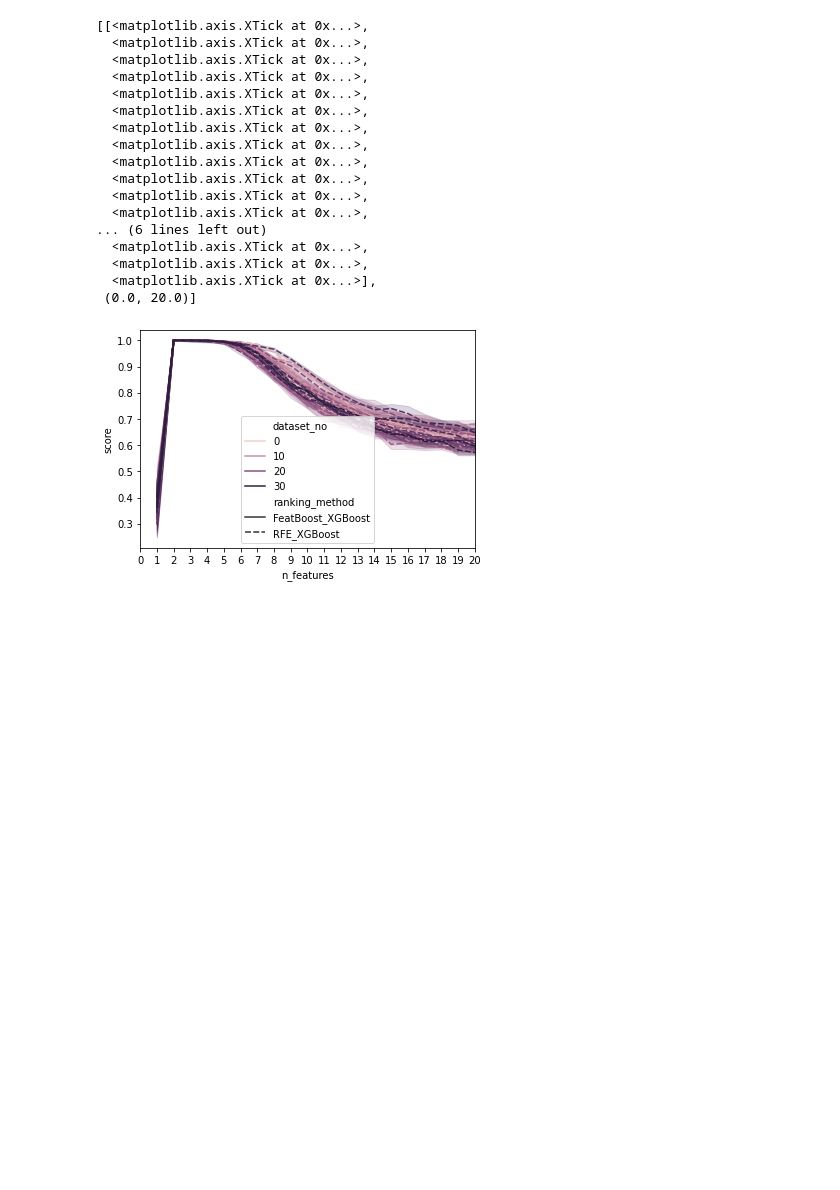
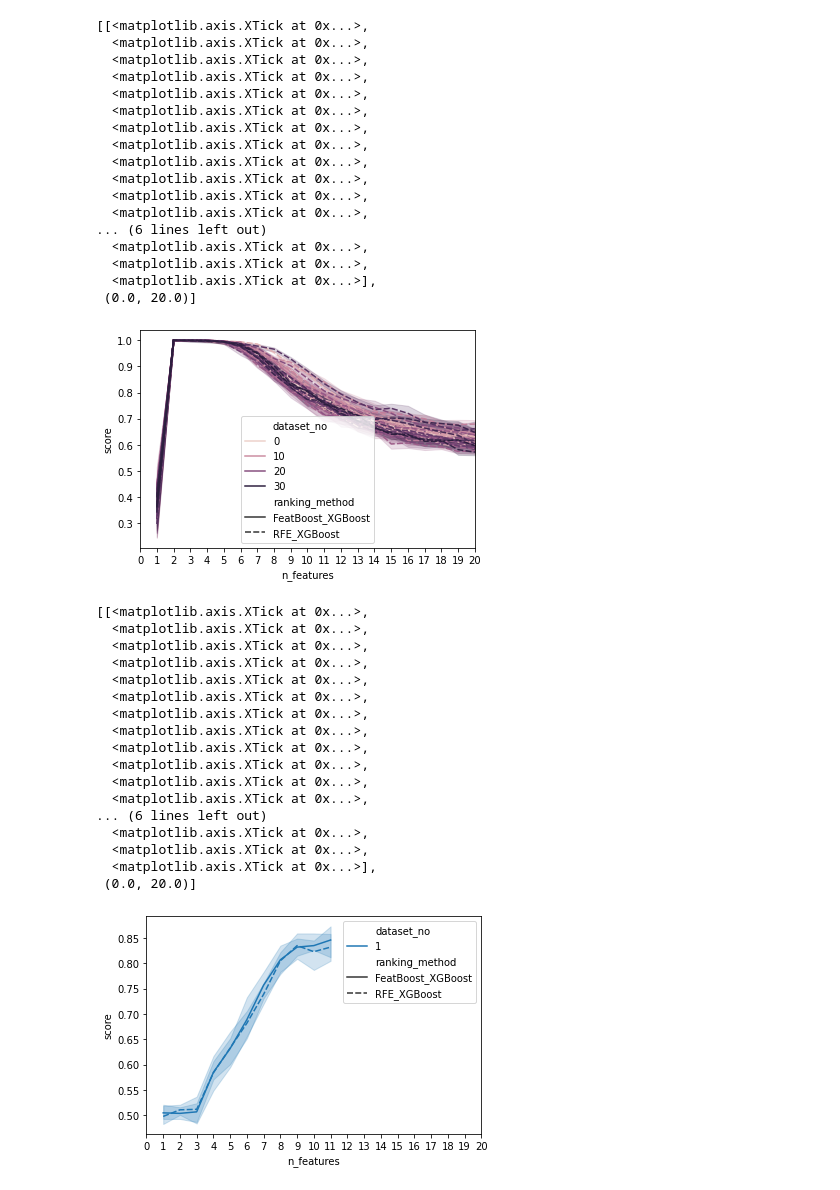
Before and after one commit to dunnkers/feature-selection, a Jupyter notebook: analysis/analyze-results.ipynb, the cells around one changed output. Drawn from its saved outputs; the diff is of its cells as text; code cells hidden in the pictures; blank space fills up the shorter version.

```diff
--- a/analysis/analyze-results.ipynb
+++ b/analysis/analyze-results.ipynb
@@ -38,3 +25,27 @@ g.set(xlim=(0, 20), xticks=range(21))
   <matplotlib.axis.XTick at 0x...>],
  (0.0, 20.0)]
 [figure]
+# %%
+results_data = pd.read_csv('../results/validation/11_bit_mutliplexer.csv')
+g = sns.lineplot(x="n_features", y="score", hue="dataset_no",
+    data=results_data, style="ranking_method")
+g.set(xlim=(0, 20), xticks=range(21))
+# %% [output]
+[[<matplotlib.axis.XTick at 0x...>,
+  <matplotlib.axis.XTick at 0x...>,
+  <matplotlib.axis.XTick at 0x...>,
+  <matplotlib.axis.XTick at 0x...>,
+  <matplotlib.axis.XTick at 0x...>,
+  <matplotlib.axis.XTick at 0x...>,
+  <matplotlib.axis.XTick at 0x...>,
+  <matplotlib.axis.XTick at 0x...>,
+  <matplotlib.axis.XTick at 0x...>,
+  <matplotlib.axis.XTick at 0x...>,
+  <matplotlib.axis.XTick at 0x...>,
+  <matplotlib.axis.XTick at 0x...>,
+... (6 lines left out)
+  <matplotlib.axis.XTick at 0x...>,
+  <matplotlib.axis.XTick at 0x...>,
+  <matplotlib.axis.XTick at 0x...>],
+ (0.0, 20.0)]
+[figure, added]
```
Also changed, not shown: parts of 3 cells of this notebook, 2 other files.
